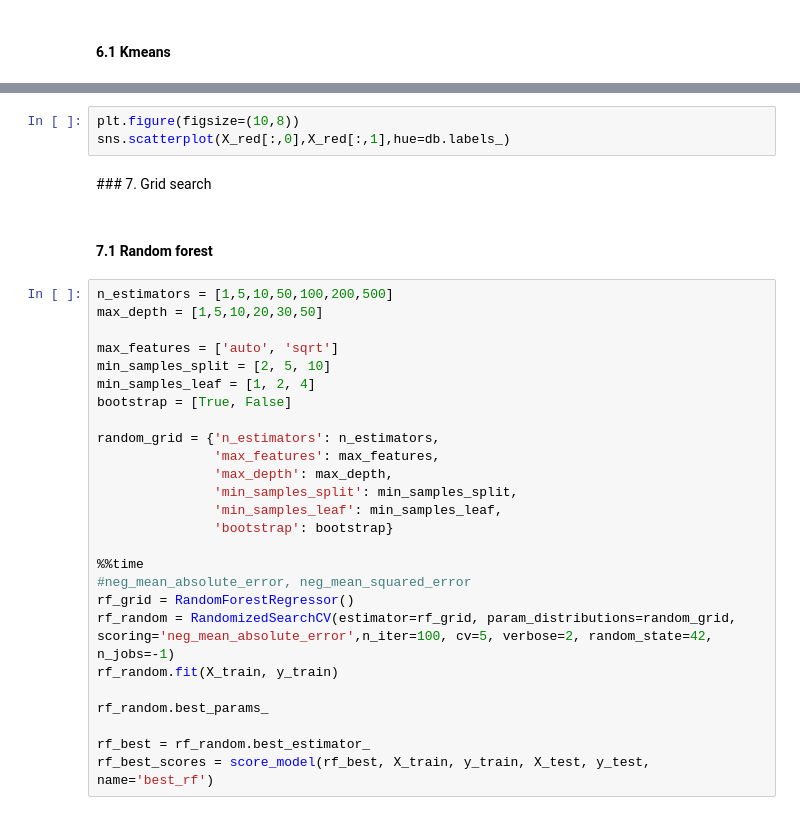
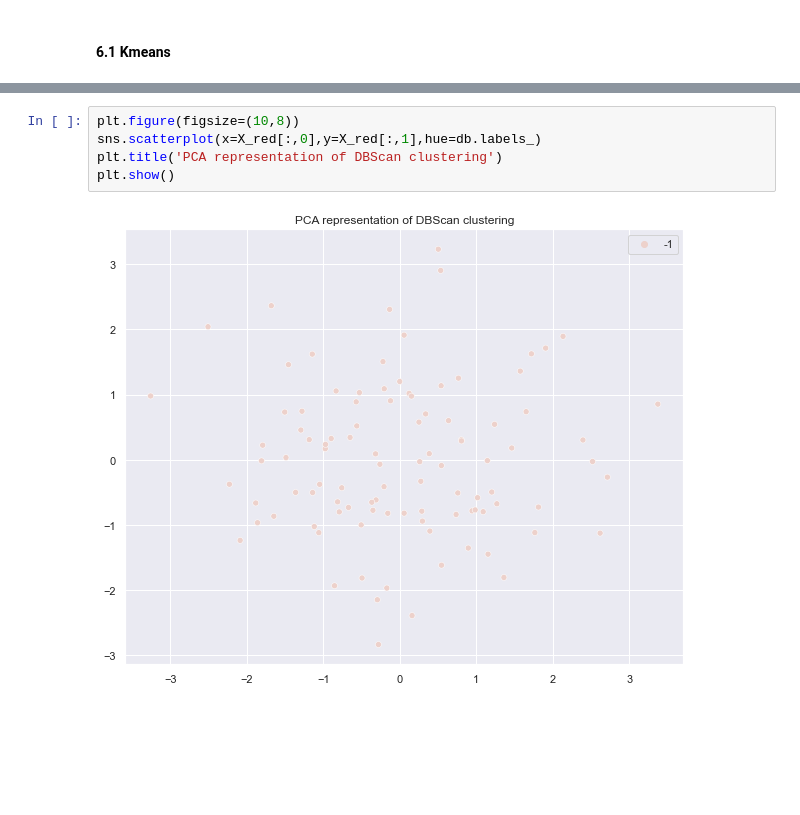
Before and after one commit to othmane-e/data-science-templates, a Jupyter notebook: clustering-template.ipynb, the cells around one changed output, grey strips where cells are left out. Saved outputs shown, nothing was run; the diff lists cells and outputs as text; blank space fills up the shorter version.

```diff
--- a/clustering-template.ipynb
+++ b/clustering-template.ipynb
@@ -82,33 +127,7 @@ db.fit(X_imp_std)
 # %%
 plt.figure(figsize=(10,8))
-sns.scatterplot(X_red[:,0],X_red[:,1],hue=db.labels_)
+sns.scatterplot(x=X_red[:,0],y=X_red[:,1],hue=db.labels_)
+plt.title('PCA representation of DBScan clustering')
+plt.show()
+# %% [output]
+[figure, added]
-# %% [markdown]
-### 7. Grid search
-# %% [markdown]
-#### 7.1 Random forest
-# %%
-n_estimators = [1,5,10,50,100,200,500]
-max_depth = [1,5,10,20,30,50]
-
-max_features = ['auto', 'sqrt']
-min_samples_split = [2, 5, 10]
-min_samples_leaf = [1, 2, 4]
-bootstrap = [True, False]
-
-random_grid = {'n_estimators': n_estimators,
-               'max_features': max_features,
-               'max_depth': max_depth,
-               'min_samples_split': min_samples_split,
-               'min_samples_leaf': min_samples_leaf,
-               'bootstrap': bootstrap}
-
-%%time
-#neg_mean_absolute_error, neg_mean_squared_error
-rf_grid = RandomForestRegressor()
-rf_random = RandomizedSearchCV(estimator=rf_grid, param_distributions=random_grid, scoring='neg_mean_absolute_error',n_iter=100, cv=5, verbose=2, random_state=42, n_jobs=-1)
-rf_random.fit(X_train, y_train)
-
-rf_random.best_params_
-
-rf_best = rf_random.best_estimator_
-rf_best_scores = score_model(rf_best, X_train, y_train, X_test, y_test, name='best_rf')
```
Also changed, not shown: parts of 16 cells of this notebook, 3 other files.
